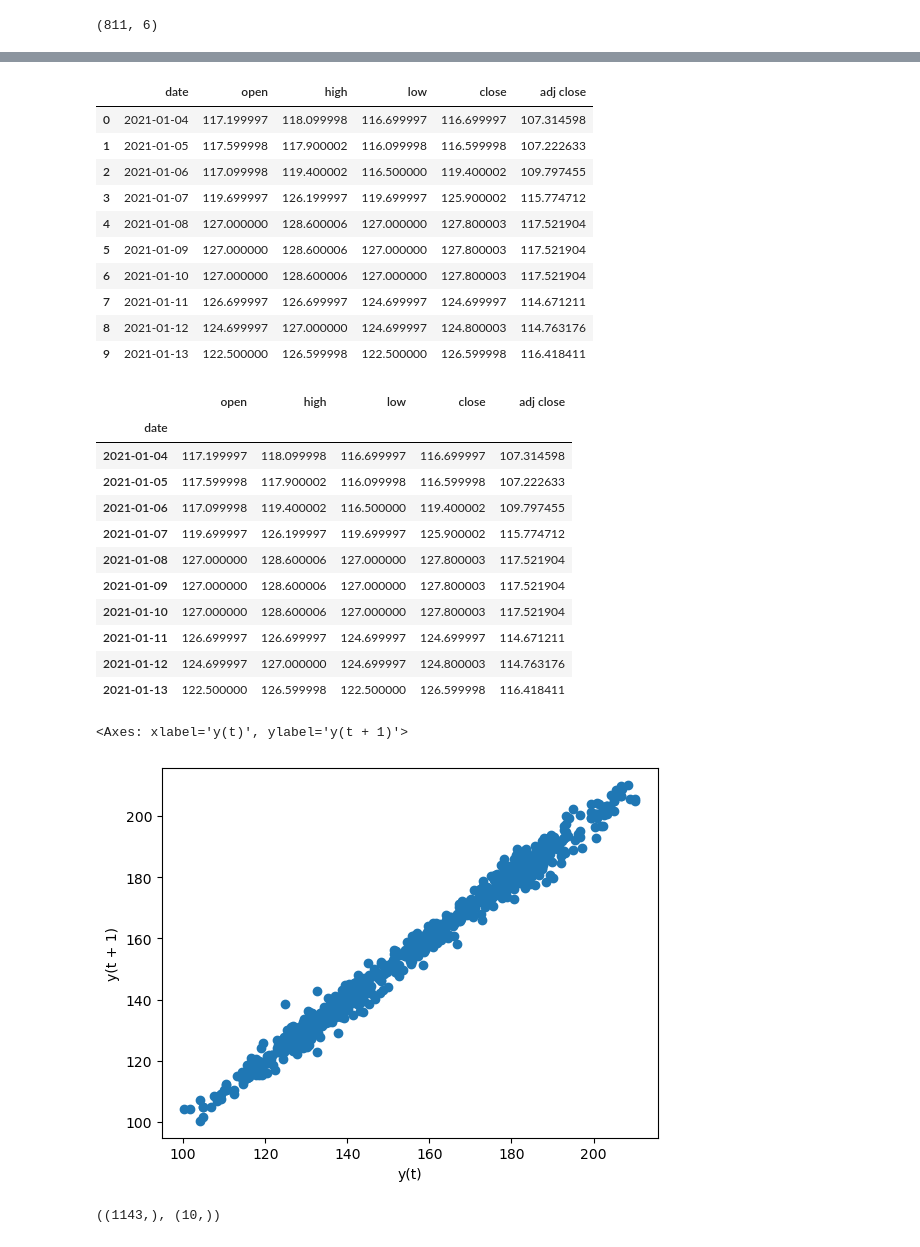
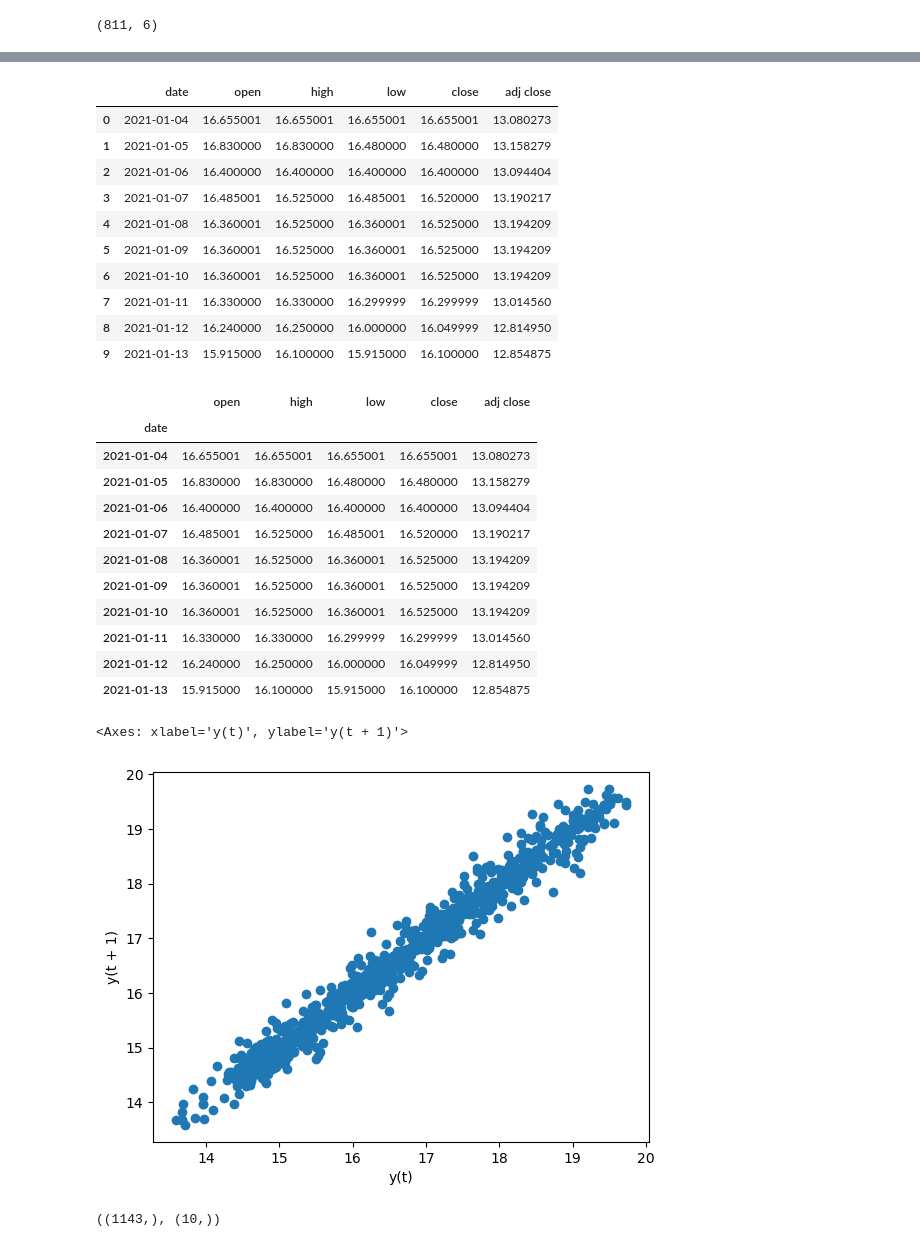
Before and after one commit to javicastano77/IBEX-35-Analysis, a Jupyter notebook: Model/29_red model.ipynb, the cells around one changed output, grey strips where cells are left out. Cells and saved outputs as stored; diff of their text form; code cells hidden in the pictures.

```diff
--- a/Model/29_red model.ipynb
+++ b/Model/29_red model.ipynb
@@ -90,15 +90,15 @@ acciona.shape
 
 # Rango de fechas desde '2021-01-01' a '2024-03-01'
 
-date_range = pd.date_range(start=acciona['date'].min(), end=acciona['date'].max(), freq='D')
+date_range = pd.date_range(start=red['date'].min(), end=red['date'].max(), freq='D')
 
 # Reindexa el DF con el nuevo rango de fechas
 
-acciona = acciona.set_index('date').reindex(date_range).reset_index()
+red = red.set_index('date').reindex(date_range).reset_index()
 
 # Volver a modificar el nombre de columna 'date'
 
-acciona = acciona.rename(columns={'index': 'date'})
+red = red.rename(columns={'index': 'date'})
 # %%
 # Paso 8: Comprobar que ha introducido la fechas ausentes en el DF original
 
@@ -118,54 +118,54 @@ acciona.head(10)
 # %%
 # Paso 9: Rellenar valores nulos con el anterior valor de la columna(viernes o previo a festivo)
 
-acciona = acciona.fillna(method='ffill')
+red = red.fillna(method='ffill')
 # %%
 # Paso 10: Comprobar que se han introducido los valores correctamente
 
 
-acciona.head(10)
+red.head(10)
 # %% [output]
 |  | date | open | high | low | close | adj close |
-| 0 | 2021-01-04 | 117.199997 | 118.099998 | 116.699997 | 116.699997 | 107.314598 |
-| 1 | 2021-01-05 | 117.599998 | 117.900002 | 116.099998 | 116.599998 | 107.222633 |
-| 2 | 2021-01-06 | 117.099998 | 119.400002 | 116.500000 | 119.400002 | 109.797455 |
-| 3 | 2021-01-07 | 119.699997 | 126.199997 | 119.699997 | 125.900002 | 115.774712 |
-| 4 | 2021-01-08 | 127.000000 | 128.600006 | 127.000000 | 127.800003 | 117.521904 |
-| 5 | 2021-01-09 | 127.000000 | 128.600006 | 127.000000 | 127.800003 | 117.521904 |
-| 6 | 2021-01-10 | 127.000000 | 128.600006 | 127.000000 | 127.800003 | 117.521904 |
-| 7 | 2021-01-11 | 126.699997 | 126.699997 | 124.699997 | 124.699997 | 114.671211 |
-| 8 | 2021-01-12 | 124.699997 | 127.000000 | 124.699997 | 124.800003 | 114.763176 |
-| 9 | 2021-01-13 | 122.500000 | 126.599998 | 122.500000 | 126.599998 | 116.418411 |
+| 0 | 2021-01-04 | 16.655001 | 16.655001 | 16.655001 | 16.655001 | 13.080273 |
+| 1 | 2021-01-05 | 16.830000 | 16.830000 | 16.480000 | 16.480000 | 13.158279 |
+| 2 | 2021-01-06 | 16.400000 | 16.400000 | 16.400000 | 16.400000 | 13.094404 |
+| 3 | 2021-01-07 | 16.485001 | 16.525000 | 16.485001 | 16.520000 | 13.190217 |
+| 4 | 2021-01-08 | 16.360001 | 16.525000 | 16.360001 | 16.525000 | 13.194209 |
+| 5 | 2021-01-09 | 16.360001 | 16.525000 | 16.360001 | 16.525000 | 13.194209 |
+| 6 | 2021-01-10 | 16.360001 | 16.525000 | 16.360001 | 16.525000 | 13.194209 |
+| 7 | 2021-01-11 | 16.330000 | 16.330000 | 16.299999 | 16.299999 | 13.014560 |
+| 8 | 2021-01-12 | 16.240000 | 16.250000 | 16.000000 | 16.049999 | 12.814950 |
+| 9 | 2021-01-13 | 15.915000 | 16.100000 | 15.915000 | 16.100000 | 12.854875 |
 # %%
 # Paso 11: Establecer columna 'date' como índice para modelo
 
-acciona = acciona.set_index('date')
+red = red.set_index('date')
 
-acciona.head(10)
+red.head(10)
 # %% [output]
 |  | open | high | low | close | adj close |
 | date |  |  |  |  |  |
-| 2021-01-04 | 117.199997 | 118.099998 | 116.699997 | 116.699997 | 107.314598 |
-| 2021-01-05 | 117.599998 | 117.900002 | 116.099998 | 116.599998 | 107.222633 |
-| 2021-01-06 | 117.099998 | 119.400002 | 116.500000 | 119.400002 | 109.797455 |
-| 2021-01-07 | 119.699997 | 126.199997 | 119.699997 | 125.900002 | 115.774712 |
-| 2021-01-08 | 127.000000 | 128.600006 | 127.000000 | 127.800003 | 117.521904 |
-| 2021-01-09 | 127.000000 | 128.600006 | 127.000000 | 127.800003 | 117.521904 |
-| 2021-01-10 | 127.000000 | 128.600006 | 127.000000 | 127.800003 | 117.521904 |
-| 2021-01-11 | 126.699997 | 126.699997 | 124.699997 | 124.699997 | 114.671211 |
-| 2021-01-12 | 124.699997 | 127.000000 | 124.699997 | 124.800003 | 114.763176 |
-| 2021-01-13 | 122.500000 | 126.599998 | 122.500000 | 126.599998 | 116.418411 |
+| 2021-01-04 | 16.655001 | 16.655001 | 16.655001 | 16.655001 | 13.080273 |
+| 2021-01-05 | 16.830000 | 16.830000 | 16.480000 | 16.480000 | 13.158279 |
+| 2021-01-06 | 16.400000 | 16.400000 | 16.400000 | 16.400000 | 13.094404 |
+| 2021-01-07 | 16.485001 | 16.525000 | 16.485001 | 16.520000 | 13.190217 |
+| 2021-01-08 | 16.360001 | 16.525000 | 16.360001 | 16.525000 | 13.194209 |
+| 2021-01-09 | 16.360001 | 16.525000 | 16.360001 | 16.525000 | 13.194209 |
+| 2021-01-10 | 16.360001 | 16.525000 | 16.360001 | 16.525000 | 13.194209 |
+| 2021-01-11 | 16.330000 | 16.330000 | 16.299999 | 16.299999 | 13.014560 |
+| 2021-01-12 | 16.240000 | 16.250000 | 16.000000 | 16.049999 | 12.814950 |
+| 2021-01-13 | 15.915000 | 16.100000 | 15.915000 | 16.100000 | 12.854875 |
 # %%
 # Paso 12: Establecer siguiente criterio para que el modelo AR funcione
 
-acciona.index = pd.DatetimeIndex(acciona.index).to_period('d')
+red.index = pd.DatetimeIndex(red.index).to_period('d')
 # %%
 # Paso 13: Comprobar linealidad de la variable y = 'close'
 
-lag_plot(acciona.close)
+lag_plot(red.close)
 # %% [output]
 <Axes: xlabel='y(t)', ylabel='y(t + 1)'>
-[figure, old version]
+[figure, new version]
 # %%
 # Paso 14: Importar modelo de AR
 
```
Also changed, not shown: parts of 11 cells of this notebook.
